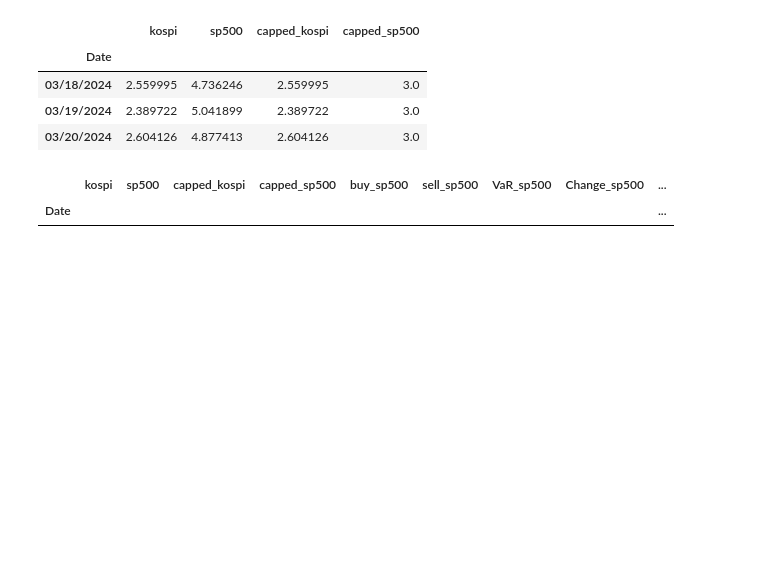
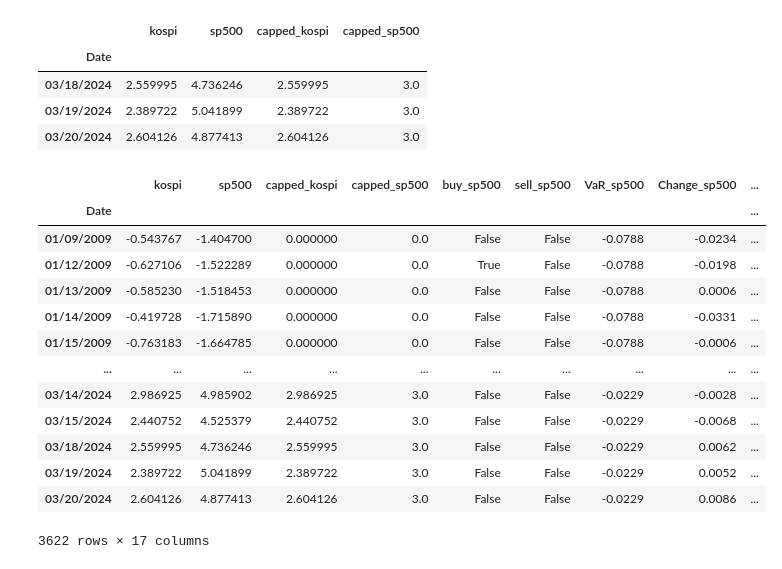
Before and after one commit to Liliesli/Enhancing-Kelly-Criterion-Stability, a Jupyter notebook: multi_asset.ipynb, the cells around one changed output. Cells and saved outputs as stored; diff of their text form; code cells hidden in the pictures; blank space fills up the shorter version.

```diff
--- a/multi_asset.ipynb
+++ b/multi_asset.ipynb
@@ -115,8 +115,3 @@ rf = calculate_daily_rf(rf, 250)
 portfolio = portfolio.join(rf)
 # %%
 portfolio = portfolio.dropna()
-# %%
-portfolio[portfolio['buy_kospi'] & portfolio['sell_kospi']]
-# %% [output]
-|  | kospi | sp500 | capped_kospi | capped_sp500 | buy_sp500 | sell_sp500 | VaR_sp500 | Change_sp500 | ... |
-| Date |  |  |  |  |  |  |  |  | ... |
@@ -122,0 +121,17 @@ portfolio[portfolio['buy_kospi'] & portfolio['sell_kospi']]
+# %%
+portfolio
+# %% [output]
+|  | kospi | sp500 | capped_kospi | capped_sp500 | buy_sp500 | sell_sp500 | VaR_sp500 | Change_sp500 | ... |
+| Date |  |  |  |  |  |  |  |  | ... |
+| 01/09/2009 | -0.543767 | -1.404700 | 0.000000 | 0.0 | False | False | -0.0788 | -0.0234 | ... |
+| 01/12/2009 | -0.627106 | -1.522289 | 0.000000 | 0.0 | True | False | -0.0788 | -0.0198 | ... |
+| 01/13/2009 | -0.585230 | -1.518453 | 0.000000 | 0.0 | False | False | -0.0788 | 0.0006 | ... |
+| 01/14/2009 | -0.419728 | -1.715890 | 0.000000 | 0.0 | False | False | -0.0788 | -0.0331 | ... |
+| 01/15/2009 | -0.763183 | -1.664785 | 0.000000 | 0.0 | False | False | -0.0788 | -0.0006 | ... |
+| ... | ... | ... | ... | ... | ... | ... | ... | ... | ... |
+| 03/14/2024 | 2.986925 | 4.985902 | 2.986925 | 3.0 | False | False | -0.0229 | -0.0028 | ... |
+| 03/15/2024 | 2.440752 | 4.525379 | 2.440752 | 3.0 | False | False | -0.0229 | -0.0068 | ... |
+| 03/18/2024 | 2.559995 | 4.736246 | 2.559995 | 3.0 | False | False | -0.0229 | 0.0062 | ... |
+| 03/19/2024 | 2.389722 | 5.041899 | 2.389722 | 3.0 | False | False | -0.0229 | 0.0052 | ... |
+| 03/20/2024 | 2.604126 | 4.877413 | 2.604126 | 3.0 | False | False | -0.0229 | 0.0086 | ... |
+3622 rows × 17 columns
```
Also changed, not shown: parts of 4 cells of this notebook, 2 other files.
